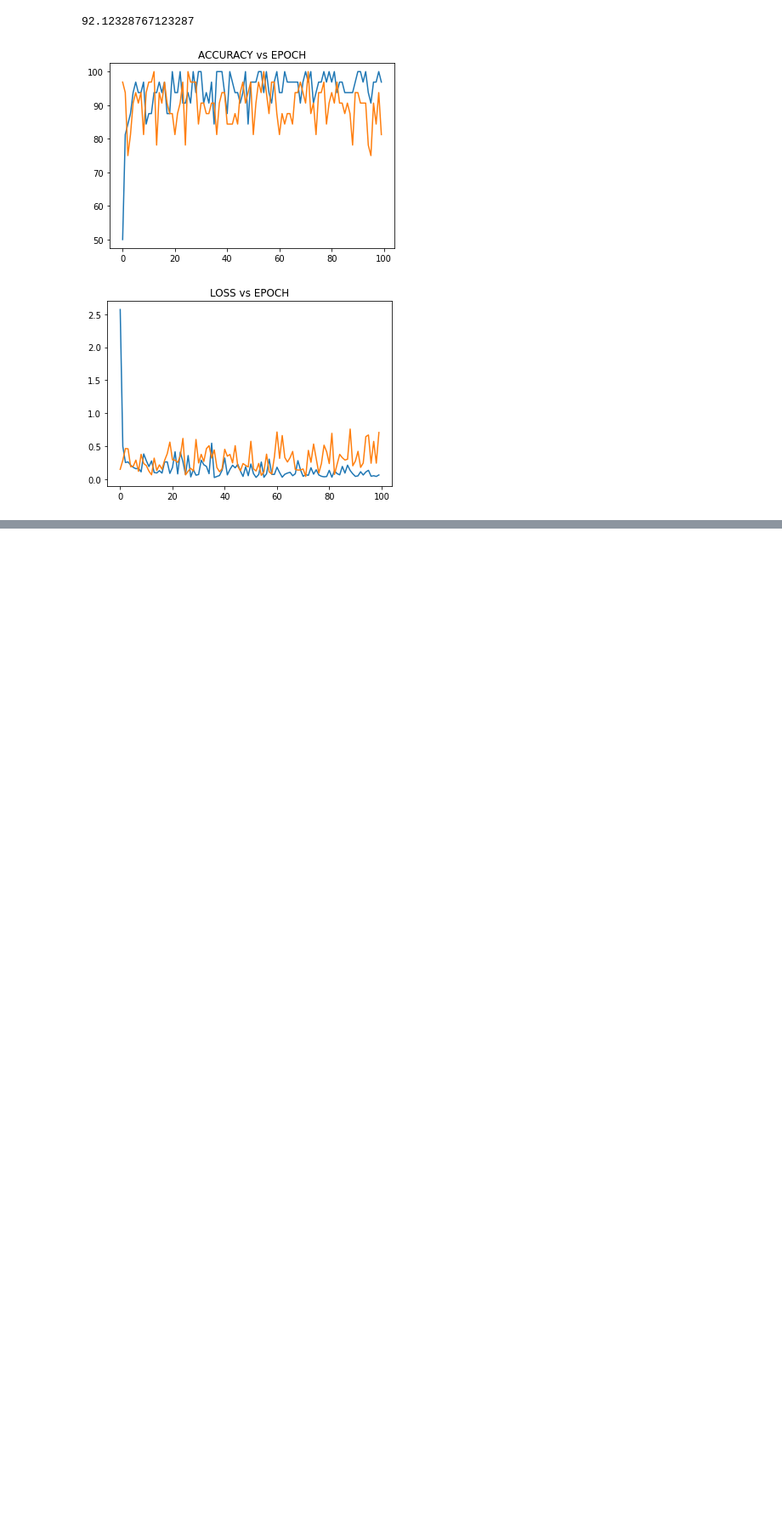
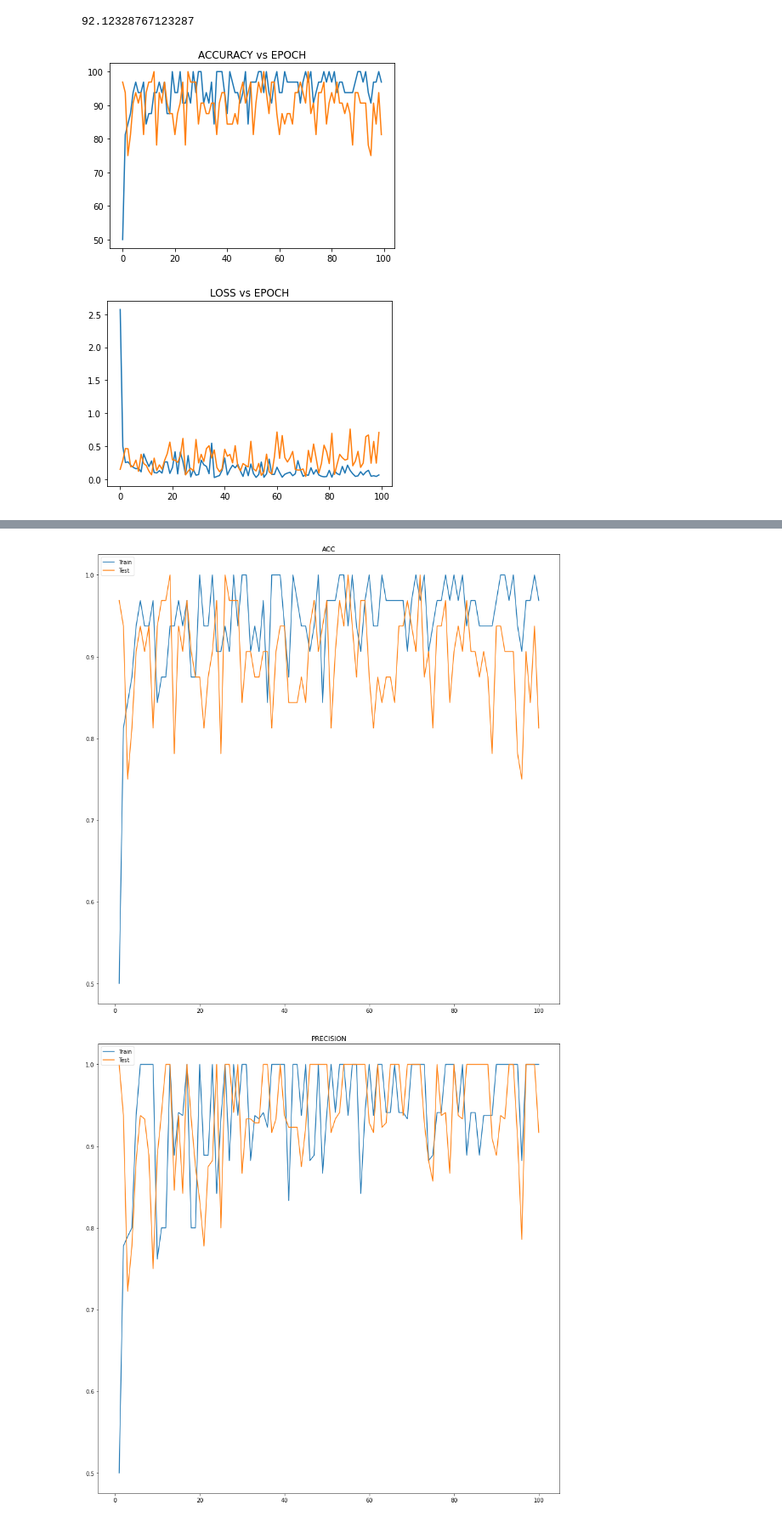
Before and after one commit to FrozenWolf-Cyber/OCR, a Jupyter notebook: training/Siamese-NeuralNetwork.ipynb, the cells around one changed output, grey strips where cells are left out. Shown: that part at 85% size. Cells and saved outputs as stored; diff of their text form; code cells hidden in the pictures; blank space fills up the shorter version.

Commit message:
Add f-score stats

```diff
--- a/training/Siamese-NeuralNetwork.ipynb
+++ b/training/Siamese-NeuralNetwork.ipynb
@@ -470,10 +508,15 @@ accuracy_history = [[],[]]
 train_n_minibatches = train_dataloader.__len__()
 validation_n_minibatches = test_dataloader.__len__()
 best_test_acc = 0
+stats = [[],[]] # precision_recall_fscore_support(y_true, y_pred, average='binary')
+temp_prediction = [[],[]]
+temp_actual = [[], []]
 
 log_idx = int(train_n_minibatches//1)
 
 for e in range(epoch):
+    temp_prediction = [[],[]]
+    temp_actual = [[], []]
     for batch_idx , (x_words1, x_words2, x_labels1, x_labels2, x_box1, x_box2, y) in enumerate(train_dataloader):
         torch.cuda.empty_cache()
         model.train() # Setting mode to train
@@ -492,6 +535,8 @@ for e in range(epoch):
         y_pred = y_pred.cpu().detach().numpy().tolist()
         y = y.cpu().detach().numpy().tolist()
         accuracy_history[0].append(accuracy(y_pred,y)*100)
+        temp_prediction[0].append(y_pred)
+        temp_actual[0].append(y)
 
     print(f'---------------------------------------EPOCH {e+1}-------------------------------------------')
     print(f'TRAIN LOSS : {sum(loss_history[0][-1:-train_n_minibatches-1:-1])/train_n_minibatches}',end = ' ')
@@ -510,6 +555,8 @@ for e in range(epoch):
             y_pred = y_pred.cpu().detach().numpy().tolist()
             y = y.cpu().detach().numpy().tolist()
             accuracy_history[1].append(accuracy(y_pred,y)*100)
+            temp_prediction[1].append(y_pred)
+            temp_actual[1].append(y)
 
     test_acc = sum(accuracy_history[1][-1:-1*validation_n_minibatches-1:-1])/validation_n_minibatches
     if test_acc>best_test_acc:
@@ -518,6 +565,12 @@ for e in range(epoch):
 
     print(f'VALIDATION LOSS : {sum(loss_history[1][-1:-1*validation_n_minibatches-1:-1])/validation_n_minibatches}',end = ' ')
     print(f'VALIDATION ACCURACY : {test_acc}')
+
+    stats[0].append(list(calc_acc_precision_recall_f_score(temp_prediction[0],temp_actual[0])))
+    stats[1].append(list(calc_acc_precision_recall_f_score(temp_prediction[1],temp_actual[1])))
+
+    print(f"TRAIN ACC : {stats[0][-1][0]} PRECISION : {stats[0][-1][1]} RECALL : {stats[0][-1][2]} F-SCORE : {stats[0][-1][3]}")
+    print(f"TEST ACC : {stats[1][-1][0]} PRECISION : {stats[1][-1][1]} RECALL : {stats[1][-1][2]} F-SCORE : {stats[1][-1][3]}")
     print('---------------------------------------------------------------------------------------------')
 # %% [output]
 ---------------------------------------EPOCH 1-------------------------------------------
@@ -561,0 +617,16 @@ plt.show()
+# %%
+stats_plot = []
+for name,i in zip(['ACC','PRECISION','RECALL','F-SCORE'],range(4)):
+    plt.figure(figsize=(15,15))
+    for j in range(2):
+        temp = []
+        for k in stats[j]:
+            temp.append(k[i])
+
+        plt.plot([n+1 for n in range(len(temp))], temp)
+    plt.title(name)
+    plt.legend(['Train', 'Test'], loc='upper left')
+    plt.show()
+# %% [output]
+[figure, added]
+[figure, added]
```
Also changed, not shown: parts of 6 cells of this notebook, 22 other files.
